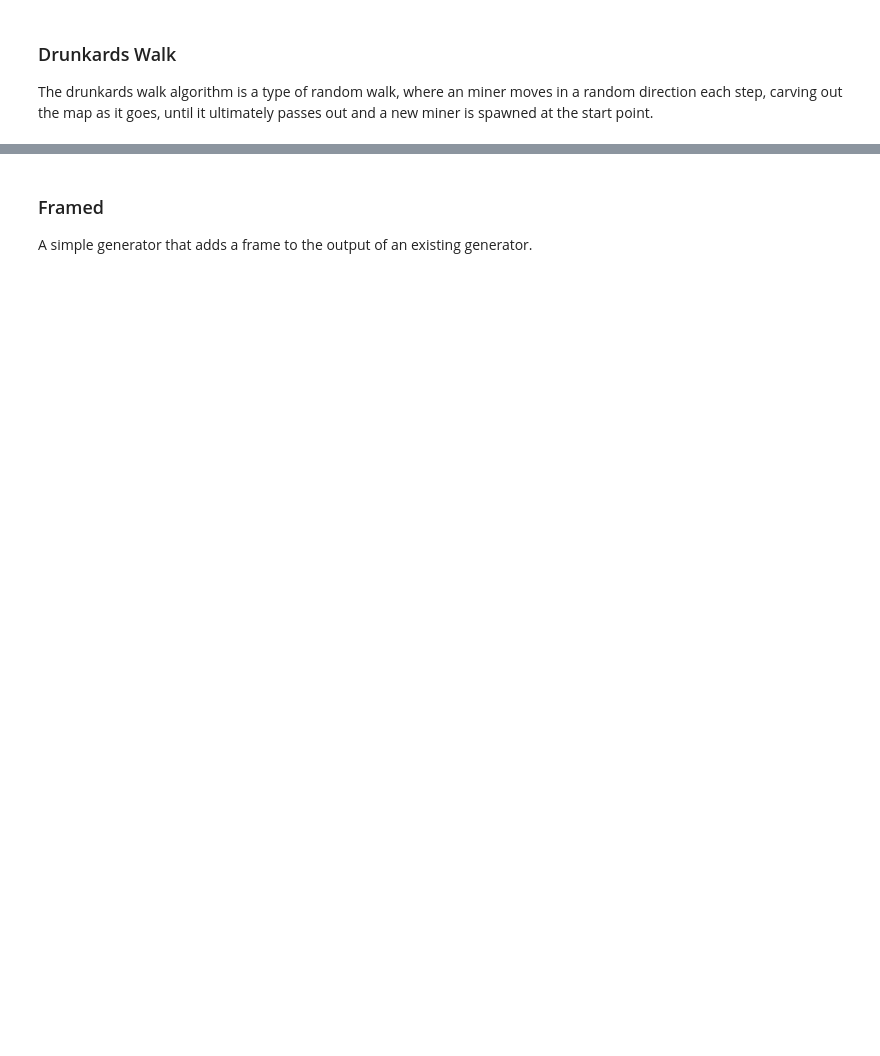
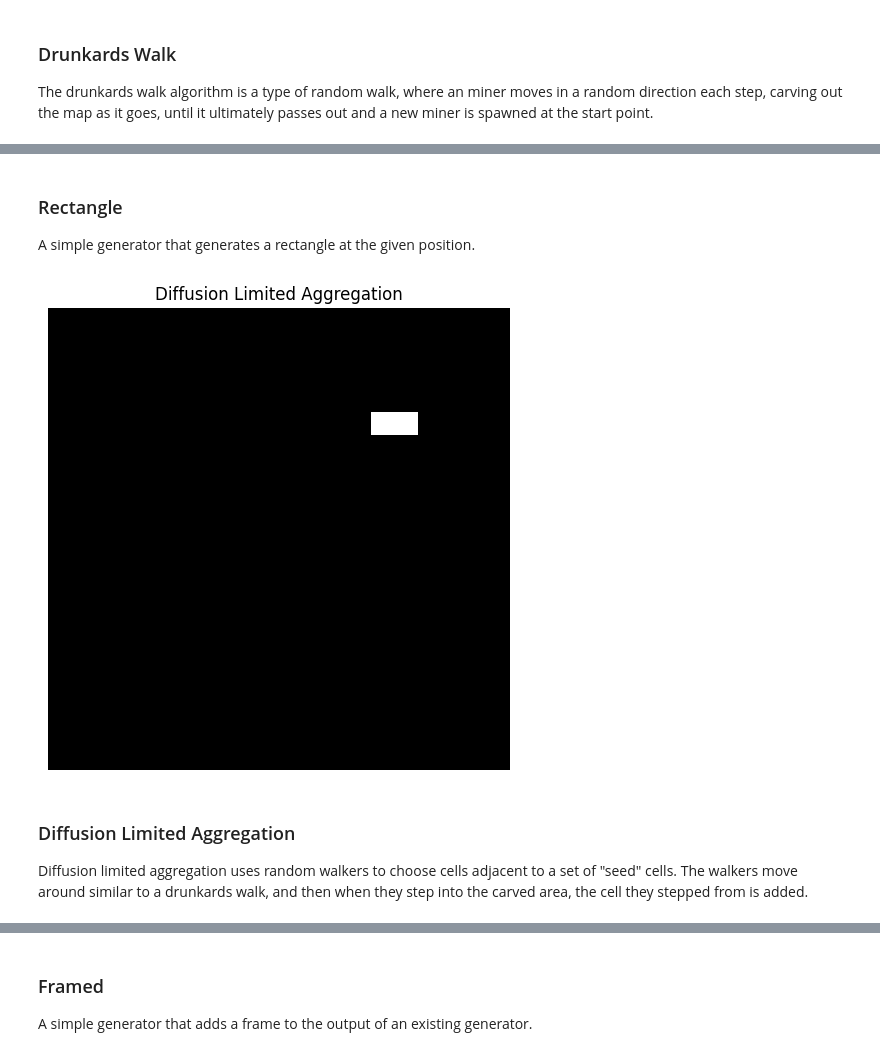
Before and after one commit to artisanofcode/gamedev-algorithms, a Jupyter notebook: procedual-generation.ipynb, the cells around one changed output, grey strips where cells are left out. Cells and saved outputs as stored; diff of their text form; code cells hidden in the pictures; blank space fills up the shorter version.

```diff
--- a/procedual-generation.ipynb
+++ b/procedual-generation.ipynb
@@ -526,0 +528,36 @@ render(
+# %% [markdown]
+### Rectangle
+
+A simple generator that generates a rectangle at the given position.
+# %%
+def generate_rect(width: int, height: int, x: int | None = None, y: int | None = None, value: int = AIR) -> Generator:
+
+    def generator(context: Context) -> None:
+        nx = x or context.width // 2
+        ny = y or context.height // 2
+
+        nx -= width // 2
+        ny -= height // 2
+
+        for ix in range(nx, nx + width):
+            for iy in range(ny, ny + height):
+                if ix < 0 or ix >= context.width or iy < 0 or iy >= context.height:
+                    continue
+
+                context.data[iy][ix] = value
+
+    return generator
+
+
+render(
+    generate_rect(width=20, height=10, x=150, y=50),
+    title="Diffusion Limited Aggregation",
+)
+# %% [output]
+[figure, added]
+# %% [markdown]
+### Diffusion Limited Aggregation
+
+Diffusion limited aggregation uses random walkers to choose cells adjacent to a set of
+"seed" cells. The walkers move around similar to a drunkards walk, and then when they
+step into the carved area, the cell they stepped from is added.
```
Also changed, not shown: parts of 18 cells of this notebook.
